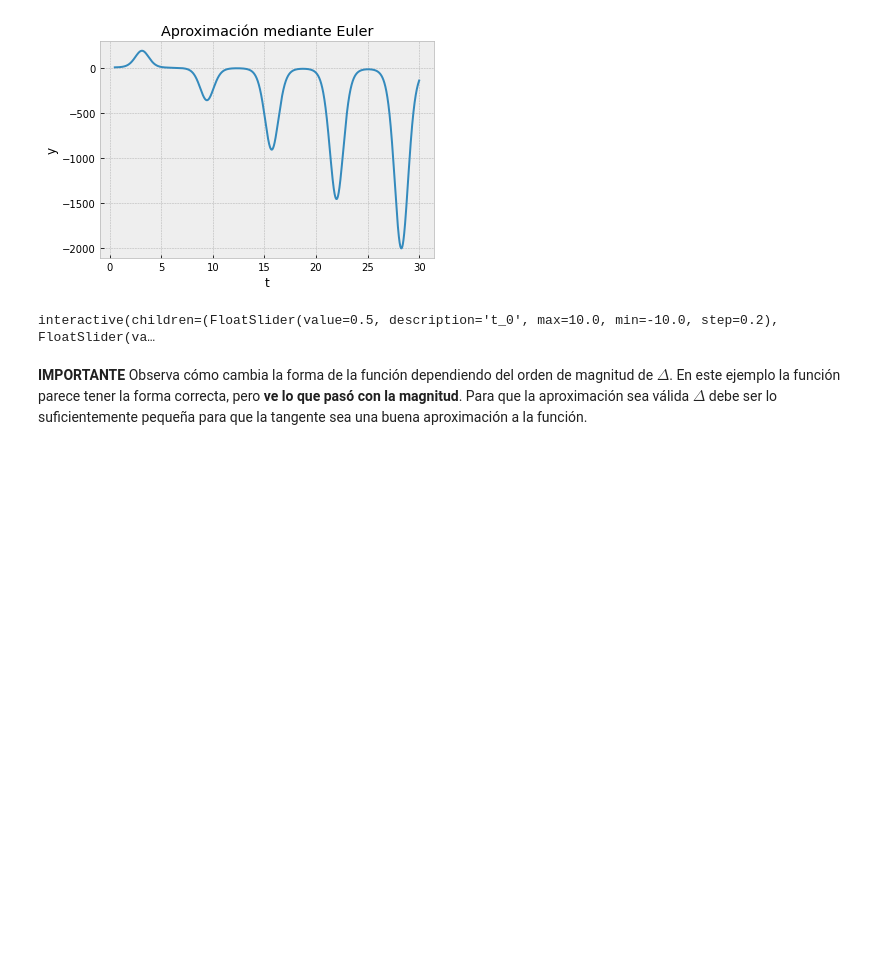
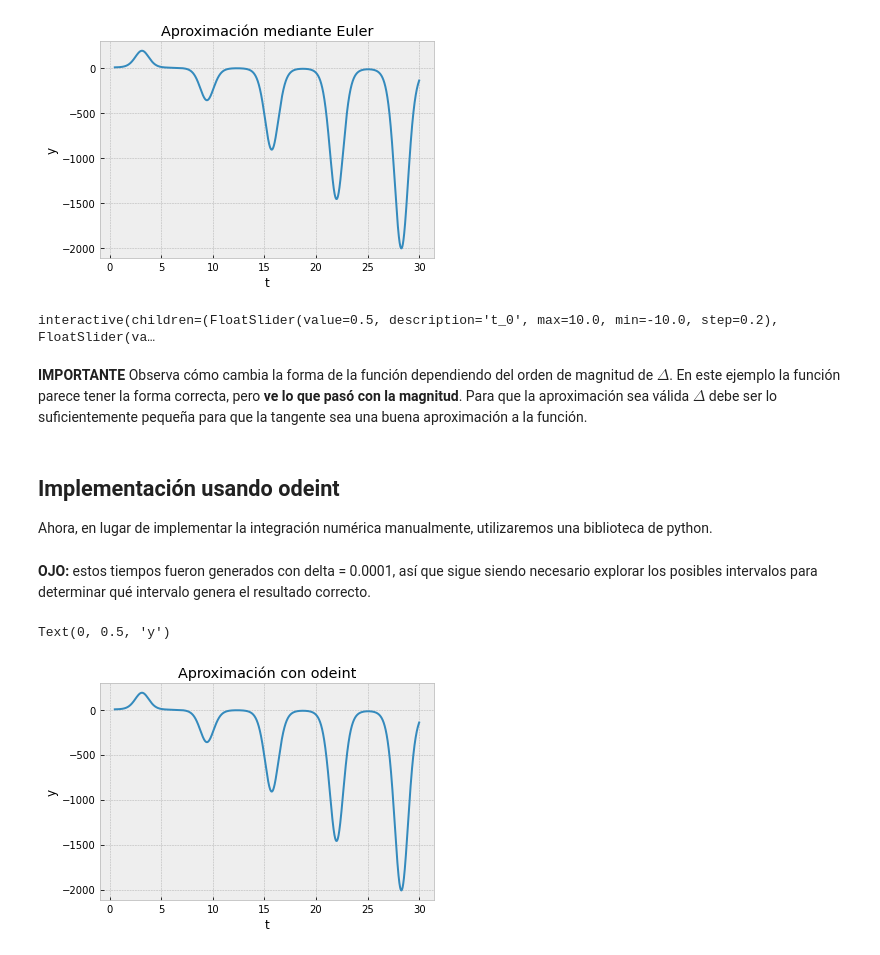
Before and after one commit to VMijangos/Redes_Neuronales, a Jupyter notebook: Notebooks/00 Modelo de Hudgkin-Huxley/Método de Euler.ipynb, the cells around one changed output. Drawn from its saved outputs; the diff is of its cells as text; code cells hidden in the pictures; blank space fills up the shorter version.

Commit message:
Solución de ejemplo con odeint

```diff
--- a/Notebooks/00 Modelo de Hudgkin-Huxley/Método de Euler.ipynb
+++ b/Notebooks/00 Modelo de Hudgkin-Huxley/Método de Euler.ipynb
@@ -126,3 +126,7 @@ def euler(t_0, y_0, delta, max_t):
 interactive(children=(FloatSlider(value=0.5, description='t_0', max=10.0, min=-10.0, step=0.2), FloatSlider(va…
 # %% [markdown]
 **IMPORTANTE** Observa cómo cambia la forma de la función dependiendo del orden de magnitud de $\Delta$. En este ejemplo la función parece tener la forma correcta, pero **ve lo que pasó con la magnitud**.  Para que la aproximación sea válida $\Delta$ debe ser lo suficientemente pequeña para que la tangente sea una buena aproximación a la función.
+# %% [markdown]
+## Implementación usando odeint
+
+Ahora, en lugar de implementar la integración numérica manualmente, utilizaremos una biblioteca de python.
@@ -128,0 +135,23 @@ interactive(children=(FloatSlider(value=0.5, description='t_0', max=10.0, min=-1
+# %%
+def modelo(y,t, A, B):
+    """
+    Calcula el valor de la derivada al tiempo t
+    y: función desconocida
+    t: variable independiente
+    Se pueden recibir como parámetros otras variables que dependan del tiempo, como A y B.
+    """
+    dy_dt = A + B * y * np.sin(t)
+    return dy_dt
+# %%
+# Usamos los mismos y_0 y t de arriba
+resultado = odeint(modelo, y_0, t, args=(-3.1, 2.3))
+# %% [markdown]
+**OJO:** estos tiempos fueron generados con delta = 0.0001, así que sigue siendo necesario explorar los posibles intervalos para determinar qué intervalo genera el resultado correcto.
+# %%
+plt.plot(t, resultado)
+plt.title("Aproximación con odeint")
+plt.xlabel("t")
+plt.ylabel("y")
+# %% [output]
+Text(0, 0.5, 'y')
+[figure, added]
```
Also changed, not shown: parts of 3 cells of this notebook, 1 other file.
